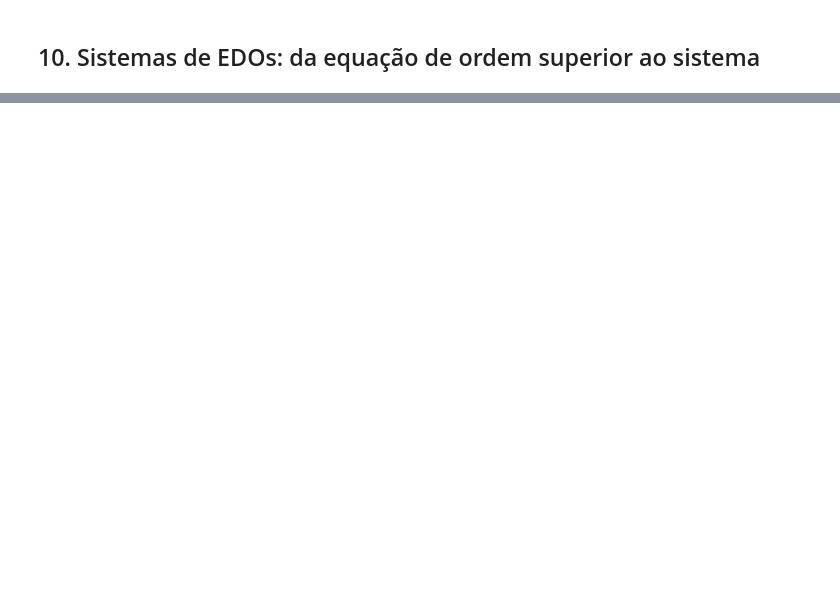
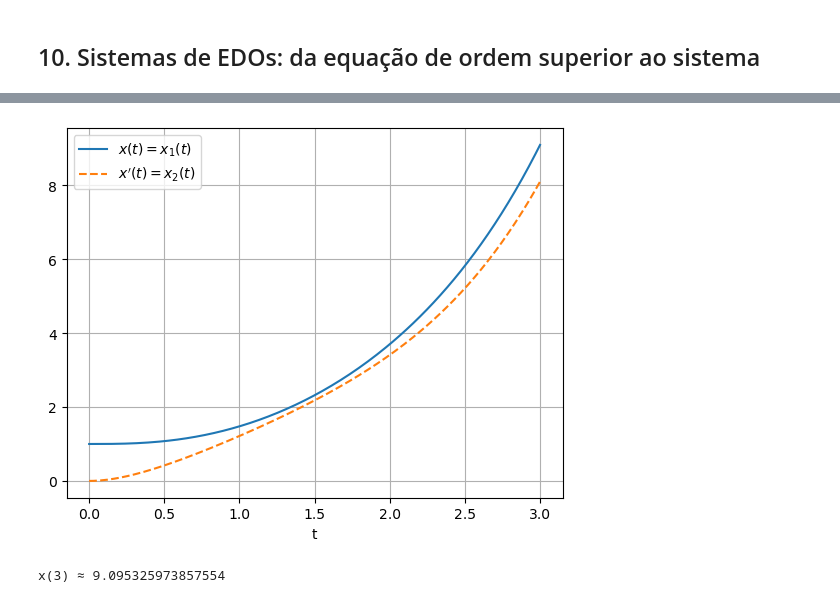
Before and after one commit to tiagoburiol/MatComp_III, a Jupyter notebook: Notebook 10 - Sistemas de EDOs, da ordem superior ao sistema/10_sistemas_de_edos.ipynb, the cells around one changed output, grey strips where cells are left out. Drawn from its saved outputs; the diff is of its cells as text; code cells hidden in the pictures; blank space fills up the shorter version.

```diff
--- a/Notebook 10 - Sistemas de EDOs, da ordem superior ao sistema/10_sistemas_de_edos.ipynb
+++ b/Notebook 10 - Sistemas de EDOs, da ordem superior ao sistema/10_sistemas_de_edos.ipynb
@@ -205,0 +134,16 @@ trajetórias próximas a eles. Eles recebem os nomes de **nós impróprios**, **
+# %%
+def F3(t, x):
+    x1, x2, x3 = x
+    return [x2, x3, 5*x1 - 2*x2 - 3*x3 + np.sin(2*t)]
+
+ts = np.linspace(0, 3, 200)
+s = solve_ivp(F3, (0, 3), [1, 0, 0], t_eval=ts, rtol=1e-8)
+
+plt.plot(s.t, s.y[0], label='$x(t)=x_1(t)$')
+plt.plot(s.t, s.y[1], '--', label="$x'(t)=x_2(t)$")
+plt.xlabel('t'); plt.legend(); plt.grid()
+plt.show()
+print('x(3) ≈', s.y[0,-1])
+# %% [output]
+[figure, added]
+x(3) ≈ 9.095325973857554
```
Also changed, not shown: parts of 64 cells of this notebook, 4 other files.
